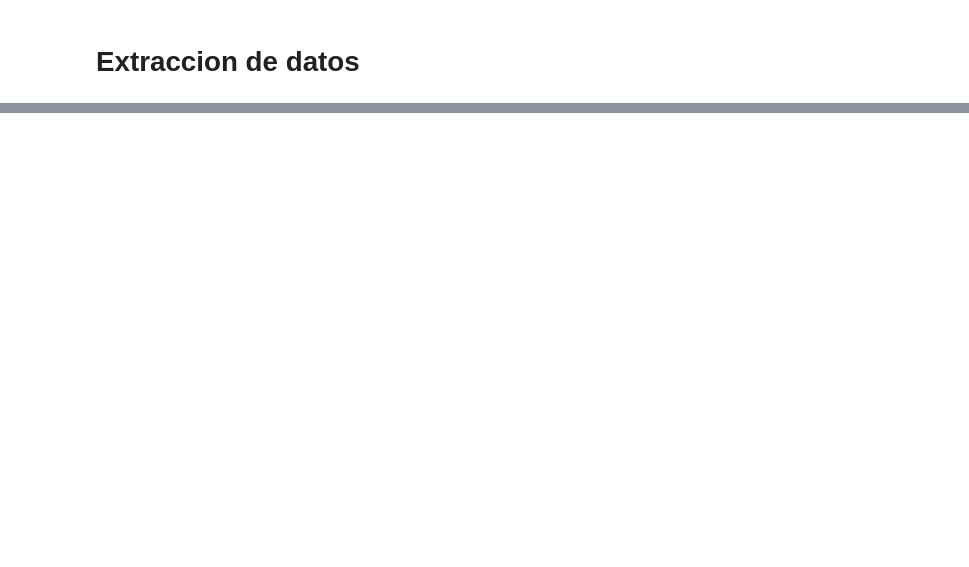
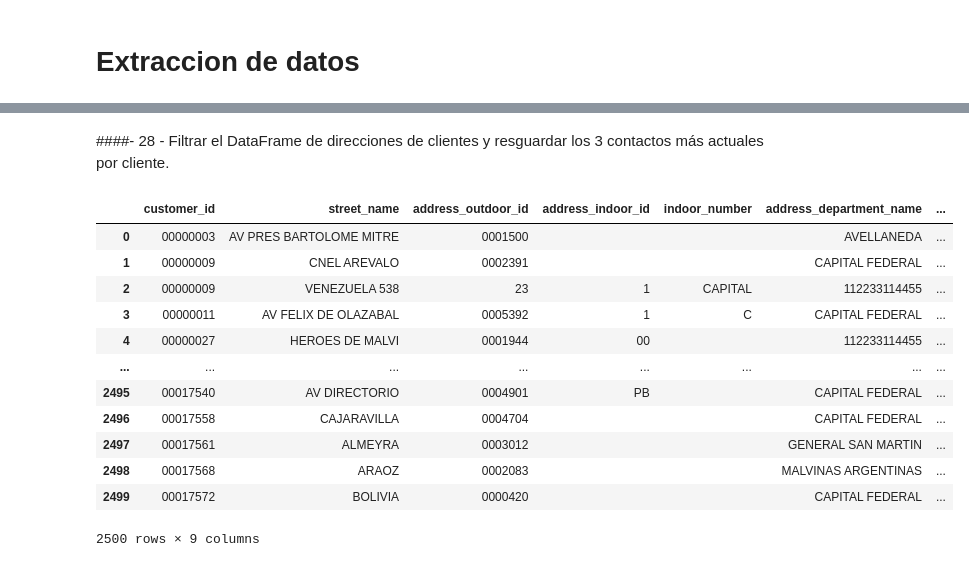
Before and after one commit to iGhostlp/Albus, a Jupyter notebook: Proyecto_BBVA.ipynb, the cells around one changed output, grey strips where cells are left out. Drawn from its saved outputs; the diff is of its cells as text; code cells hidden in the pictures; blank space fills up the shorter version.

```diff
--- a/Proyecto_BBVA.ipynb
+++ b/Proyecto_BBVA.ipynb
@@ -179,2 +54,19 @@ only showing top 20 rows
+# %%
+df_customer = spark.read.parquet('/content/Datasets/customer_basics.snappy.parquet')
+df_phones = spark.read.parquet('/content/Datasets/phones.snappy.parquet')
+df_address = spark.read.parquet('/content/Datasets/address.snappy.parquet')
+df_emails = spark.read.parquet('/content/Datasets/email.snappy.parquet')
+df_customer_basics = spark.read.parquet('/content/Datasets/customer_basics.snappy.parquet')
+df_marital_status = spark.read.parquet('/content/Datasets/marital_status_type.parquet')
+df_segment_type = spark.read.parquet('/content/Datasets/segment_type.parquet')
+df_customer_documents = spark.read.parquet('/content/Datasets/customer_documents.parquet')
+df_address_type = spark.read.parquet('/content/Datasets/address_type.parquet')
+df_gender = spark.read.parquet('/content/Datasets/gender.parquet')
+df_nationality = spark.read.parquet('/content/Datasets/nationality.parquet')
+df_personal_type = spark.read.parquet('/content/Datasets/personal_type.parquet')
+df_phone_type = spark.read.parquet('/content/Datasets/phone_type.parquet')
+df_province = spark.read.parquet('/content/Datasets/province.parquet')
+df_customer_segment = spark.read.parquet('/content/Datasets/customer_segment.parquet')
+df_customer_info_temp = spark.read.parquet('/content/Datasets/customer_info_temp.parquet')
 # %% [markdown]
 # Extraccion de datos
@@ -216,0 +379,2 @@ window = Window.partitionBy(df_emails_sorted.customer_id).orderBy(desc(df_emails
+# %% [markdown]
+####- 28 - Filtrar el DataFrame de direcciones de clientes y resguardar los 3 contactos más actuales por cliente.
@@ -216,0 +383,18 @@ window = Window.partitionBy(df_emails_sorted.customer_id).orderBy(desc(df_emails
+# %%
+df_address_cut = df_address.select(col("customer_id"),col("street_name"),col("address_outdoor_id"),col("address_indoor_id"),col("indoor_number"),col("address_department_name"),col("province_id"),col("zipcode_id"),col("last_change_date").alias("last_change_date_a"))
+# %%
+df_address_cut.toPandas()
+# %% [output]
+|  | customer_id | street_name | address_outdoor_id | address_indoor_id | indoor_number | address_department_name | ... |
+| 0 | 00000003 | AV PRES BARTOLOME MITRE | 0001500 |  |  | AVELLANEDA | ... |
+| 1 | 00000009 | CNEL AREVALO | 0002391 |  |  | CAPITAL FEDERAL | ... |
+| 2 | 00000009 | VENEZUELA 538 | 23 | 1 | CAPITAL | 112233114455 | ... |
+| 3 | 00000011 | AV FELIX DE OLAZABAL | 0005392 | 1 | C | CAPITAL FEDERAL | ... |
+| 4 | 00000027 | HEROES DE MALVI | 0001944 | 00 |  | 112233114455 | ... |
+| ... | ... | ... | ... | ... | ... | ... | ... |
+| 2495 | 00017540 | AV DIRECTORIO | 0004901 | PB |  | CAPITAL FEDERAL | ... |
+| 2496 | 00017558 | CAJARAVILLA | 0004704 |  |  | CAPITAL FEDERAL | ... |
+| 2497 | 00017561 | ALMEYRA | 0003012 |  |  | GENERAL SAN MARTIN | ... |
+| 2498 | 00017568 | ARAOZ | 0002083 |  |  | MALVINAS ARGENTINAS | ... |
+| 2499 | 00017572 | BOLIVIA | 0000420 |  |  | CAPITAL FEDERAL | ... |
+2500 rows × 9 columns
```
Also changed, not shown: parts of 164 cells of this notebook.
